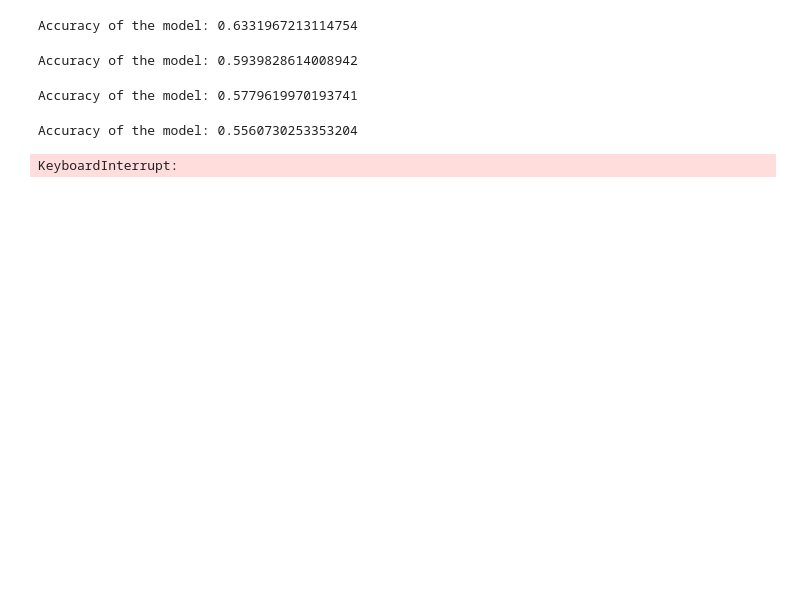
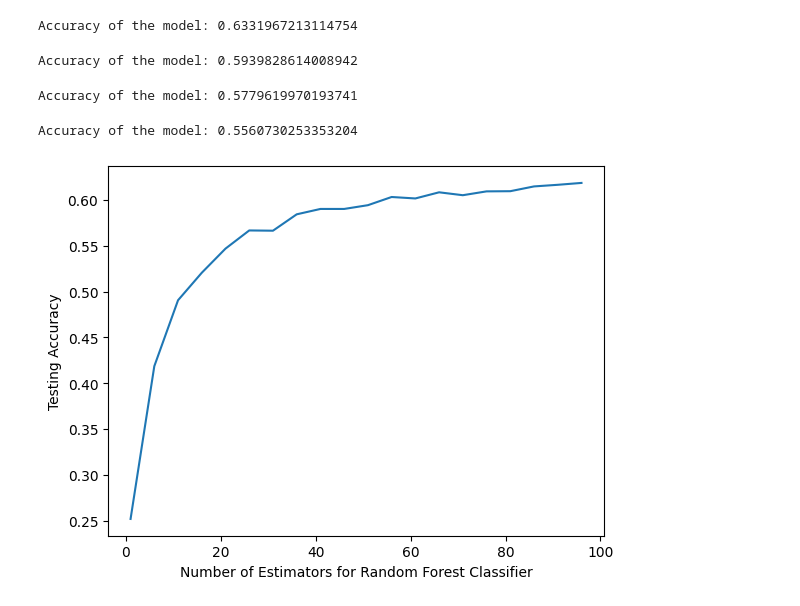
Before and after one commit to MoatazEldeeb/Author-Attribution, a Jupyter notebook: author-attribution.ipynb, the cells around one changed output. Cells and saved outputs as stored; diff of their text form; code cells hidden in the pictures; blank space fills up the shorter version.

Commit message:
optimizations
optimizations added to ML models

```diff
--- a/author-attribution.ipynb
+++ b/author-attribution.ipynb
@@ -147,7 +137,7 @@ print(f"Accuracy of the model: {accuracy_score(y_test,nb.predict(x_test))}")
 # %% [output]
 Accuracy of the model: 0.7697466467958272
 # %%
-nb = MultinomialNB(alpha=1e-05)
+nb = MultinomialNB(alpha=0.0001,fit_prior=False) #best result
 nb.fit(x_train,y_train)
 print(f"Accuracy of the model: {accuracy_score(y_test,nb.predict(x_test))}")
 # %% [output]
@@ -178,12 +163,12 @@ hypertuning for logistic regression
 # %%
-lr = LogisticRegression(solver='liblinear')
+lr = LogisticRegression()
 param_grid = {
-    'C': [0.001, 0.01, 0.1,1],
-    'penalty': ['l1', 'l2']
+    'C': [0.001, 0.01, 0.1],
+    'penalty': ['l2','l1','elasticnet']
 }
 
 # Create the GridSearchCV object
-grid_search = GridSearchCV(lr, param_grid, scoring='roc_auc', cv=5)
+grid_search = GridSearchCV(lr, param_grid, scoring='roc_auc', cv=5, n_jobs=-1)
 
 # Fit the model to the training data
 grid_search.fit(x_train, y_train)
@@ -224,0 +251,4 @@ Tuning KNN
+# %%
+lr = LogisticRegression(C=0.001,penalty='l2',solver='liblinear')
+lr.fit(x_train,y_train)
+print(f"Accuracy of the model: {accuracy_score(y_test,lr.predict(x_test))}")
@@ -224,0 +259,4 @@ Tuning KNN
+# %%
+knn = KNeighborsClassifier()
+knn.fit(x_train,y_train)
+print(f"Accuracy of the model: {accuracy_score(y_test,knn.predict(x_test))}")
@@ -307,21 +351,25 @@ print(f"Accuracy of the model: {accuracy_score(y_test,rfc.predict(x_test))}")
 Accuracy of the model: 0.5560730253353204
 # %%
 from sklearn.ensemble import RandomForestClassifier
+import matplotlib.pyplot as plt
 from sklearn.metrics import accuracy_score
-scores =[]
-for k in range(1, 100):
-    rfc = RandomForestClassifier(n_estimators=k)
+
+# Reduce the number of estimators and enable parallel processing
+max_estimators = 100
+step = 5
+estimators_range = range(1, max_estimators + 1, step)
+
+scores = []
+for k in estimators_range:
+    rfc = RandomForestClassifier(n_estimators=k, n_jobs=-1)
     rfc.fit(x_train, y_train)
     y_pred = rfc.predict(x_test)
     scores.append(accuracy_score(y_test, y_pred))
 
-import matplotlib.pyplot as plt
-%matplotlib inline
-
-# plot the relationship between K and testing accuracy
-# plt.plot(x_axis, y_axis)
-plt.plot(range(1, 200), scores)
-plt.xlabel('Value of n_estimators for Random Forest Classifier')
+# plot the relationship between the number of estimators and testing accuracy
+plt.plot(estimators_range, scores)
+plt.xlabel('Number of Estimators for Random Forest Classifier')
 plt.ylabel('Testing Accuracy')
+plt.show()
 # %% [output]
-KeyboardInterrupt:
+[figure, added]
```
Also changed, not shown: parts of 18 cells of this notebook, 1 other file.
